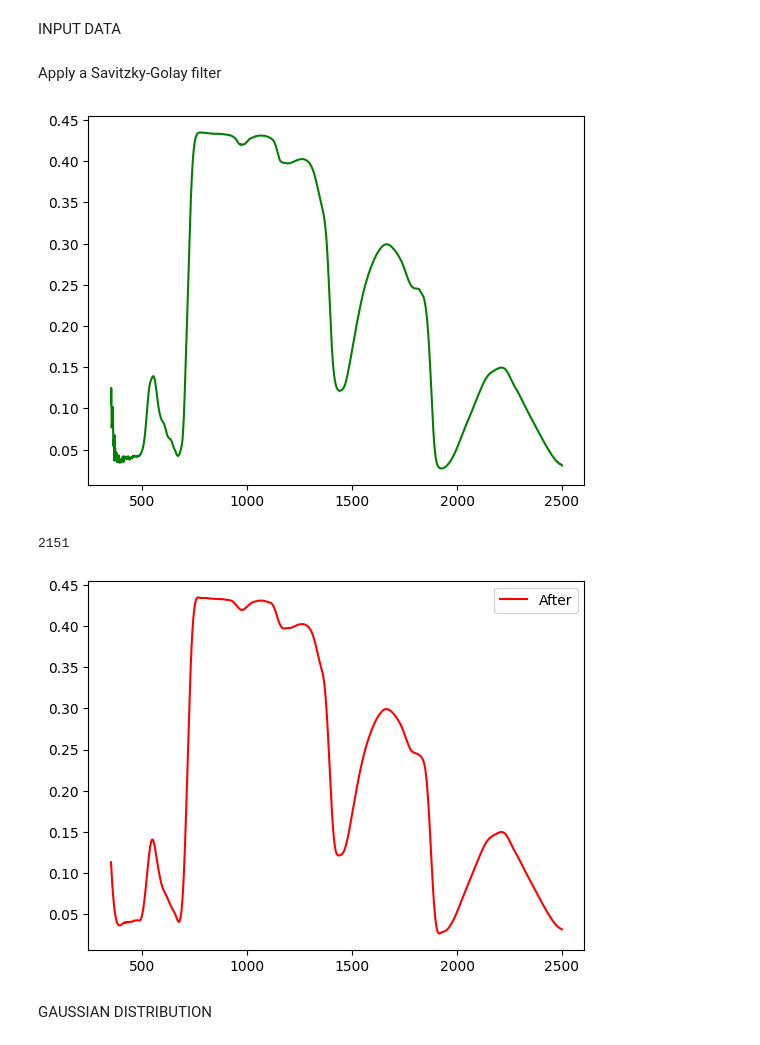
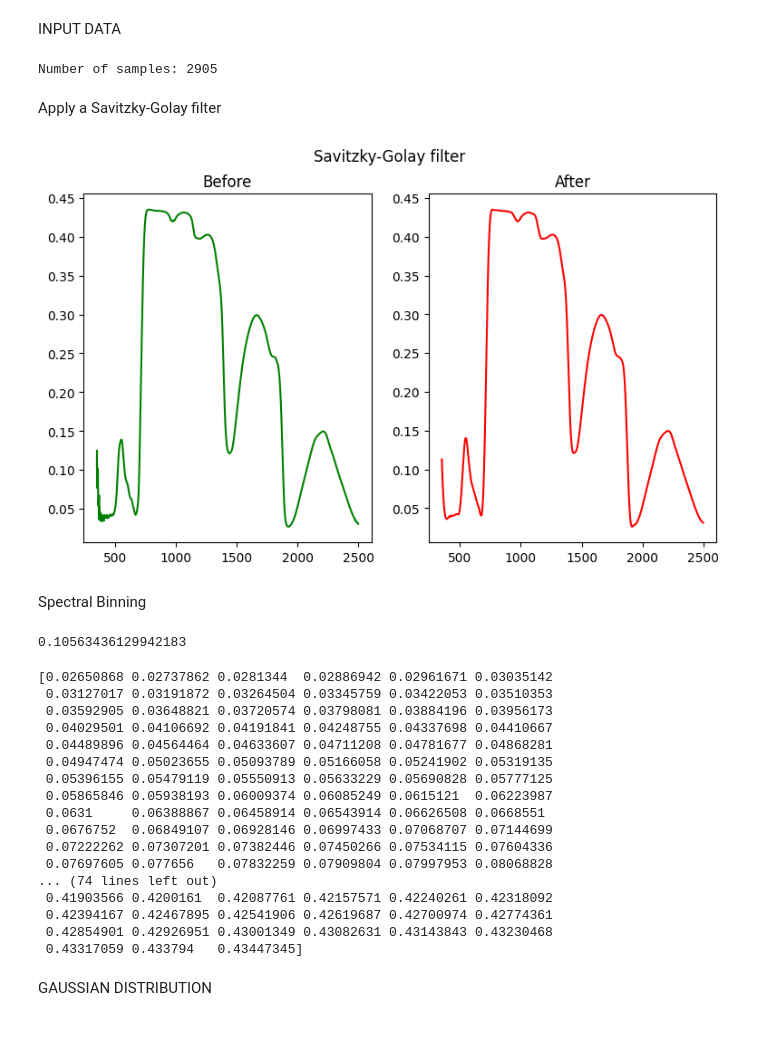
Before and after one commit to Lomby1902/Demetra, a Jupyter notebook: Filter.ipynb, the cells around one changed output. Cells and saved outputs as stored; diff of their text form; code cells hidden in the pictures.

```diff
--- a/Filter.ipynb
+++ b/Filter.ipynb
@@ -17,21 +17,61 @@ INPUT DATA
 X = (df.iloc[:,14:]).values
 lambda_min = min(df.iloc[:,14:].columns)
 lambda_max = max(df.iloc[:,14:].columns)
+n_samples = X.shape[0]
+print("Number of samples:", n_samples)
+# %% [output]
+Number of samples: 2905
 # %% [markdown]
 Apply a Savitzky-Golay filter
 # %%
 lambdas = np.arange(lambda_min,lambda_max+1)
+plt.figure(figsize=(9,5))
+plt.suptitle("Savitzky-Golay filter")
+plt.subplot(1,2,1)
+plt.title("Before")
 plt.plot(lambdas, X[0], color="g", label= "Before")
+X = savgol_filter(X, window_length=128,polyorder=6)
+plt.subplot(1,2,2)
+plt.title("After")
+plt.plot(lambdas, X[0], color="r", label= "After")
 plt.show()
-filtered = savgol_filter(X[0], window_length=128,polyorder=6)
-print(len(filtered))
-plt.plot(lambdas, filtered, color="r", label= "After")
-plt.legend()
-plt.show()
 # %% [output]
-[figure, old version]
+[figure, new version]
-2151
-[figure, removed]
+# %% [markdown]
+Spectral Binning
+# %%
+print(np.mean(X[:1,:4]))
+# %% [output]
+0.10563436129942183
+# %%
+from scipy.stats import binned_statistic
+
+
+bin_width = 4
+num_bins = len(X[0])/bin_width
+
+# Use binned_statistic to calculate mean within each bin
+result = binned_statistic(X[0], X[0], bins=num_bins, statistic='mean')
+
+print(result.statistic)
+# %% [output]
+[0.02650868 0.02737862 0.0281344  0.02886942 0.02961671 0.03035142
+ 0.03127017 0.03191872 0.03264504 0.03345759 0.03422053 0.03510353
+ 0.03592905 0.03648821 0.03720574 0.03798081 0.03884196 0.03956173
+ 0.04029501 0.04106692 0.04191841 0.04248755 0.04337698 0.04410667
+ 0.04489896 0.04564464 0.04633607 0.04711208 0.04781677 0.04868281
+ 0.04947474 0.05023655 0.05093789 0.05166058 0.05241902 0.05319135
+ 0.05396155 0.05479119 0.05550913 0.05633229 0.05690828 0.05777125
+ 0.05865846 0.05938193 0.06009374 0.06085249 0.0615121  0.06223987
+ 0.0631     0.06388867 0.06458914 0.06543914 0.06626508 0.0668551
+ 0.0676752  0.06849107 0.06928146 0.06997433 0.07068707 0.07144699
+ 0.07222262 0.07307201 0.07382446 0.07450266 0.07534115 0.07604336
+ 0.07697605 0.077656   0.07832259 0.07909804 0.07997953 0.08068828
+... (74 lines left out)
+ 0.41903566 0.4200161  0.42087761 0.42157571 0.42240261 0.42318092
+ 0.42394167 0.42467895 0.42541906 0.42619687 0.42700974 0.42774361
+ 0.42854901 0.42926951 0.43001349 0.43082631 0.43143843 0.43230468
+ 0.43317059 0.433794   0.43447345]
 # %% [markdown]
 GAUSSIAN DISTRIBUTION
 # %%
```
Also changed, not shown: parts of 14 cells of this notebook.
